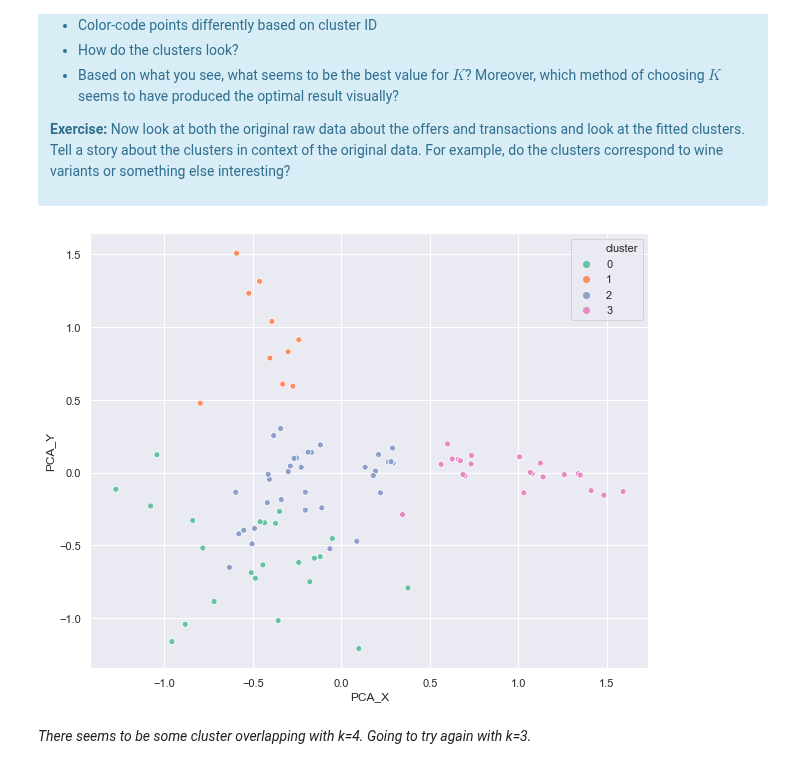
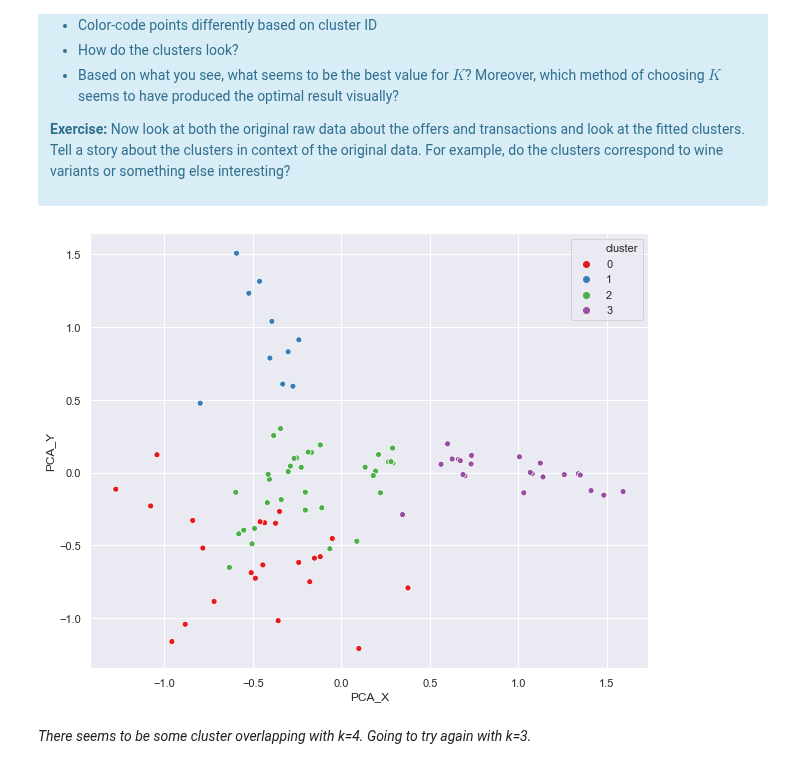
Before and after one commit to Dylan-C-Neal/Springboard-Data-Science-Career-Track, a Jupyter notebook: Clustering Case Study/Clustering Case Study - Customer Segmentation with K-Means - Tier 3 (1).ipynb, the cells around one changed output. Cells and saved outputs as stored; diff of their text form; code cells hidden in the pictures.

Commit message:
Saving progress on clustering case study

```diff
--- a/Clustering Case Study/Clustering Case Study - Customer Segmentation with K-Means - Tier 3 (1).ipynb
+++ b/Clustering Case Study/Clustering Case Study - Customer Segmentation with K-Means - Tier 3 (1).ipynb
@@ -438,12 +438,12 @@ df1['PCA_Y'] = dfpca[:, 1]
 # %%
 # plot PCA_X vs PCA_Y
 
 _ = plt.figure(figsize=(10,8))
-_ = sns.scatterplot(x='PCA_X', y='PCA_Y', hue='cluster', data=df1, palette="Set2")
+_ = sns.scatterplot(x='PCA_X', y='PCA_Y', hue='cluster', data=df1, palette="Set1")
 _ = plt.show()
 _ = plt.close()
 # %% [output]
-[figure, old version]
+[figure, new version]
 # %% [markdown]
 *There seems to be some cluster overlapping with k=4. Going to try again with k=3.*
 # %%
```
Also changed, not shown: parts of 2 cells of this notebook.
